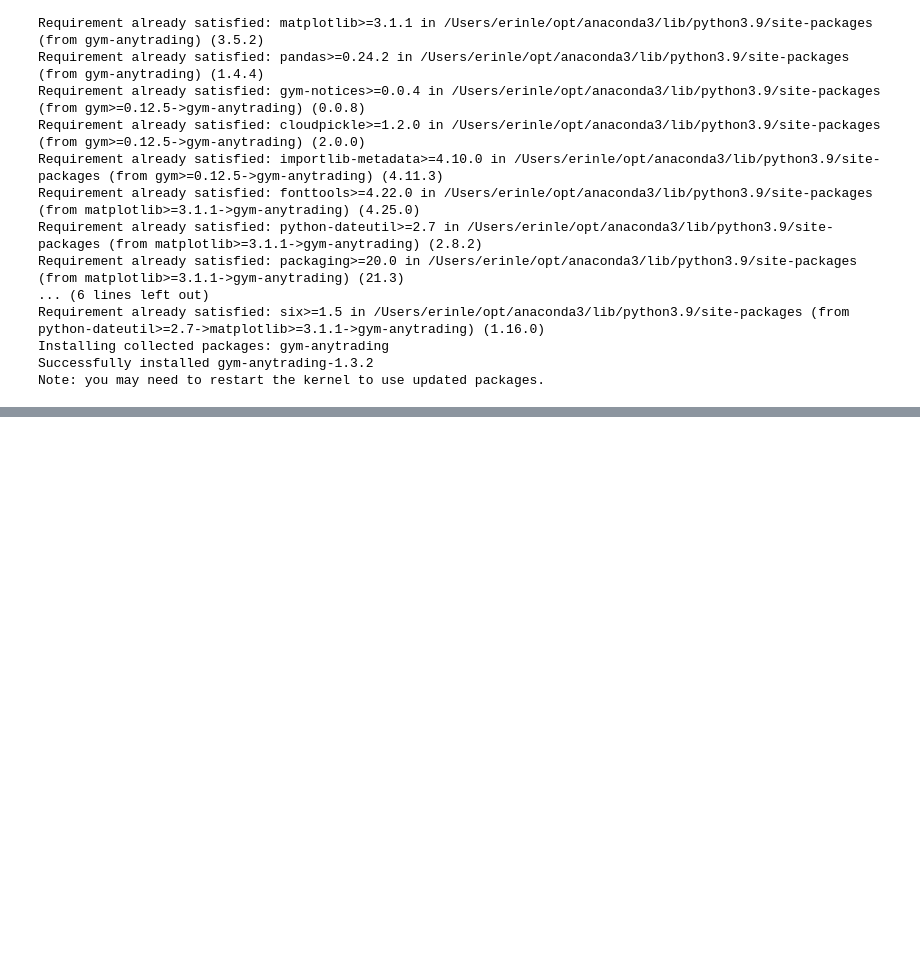
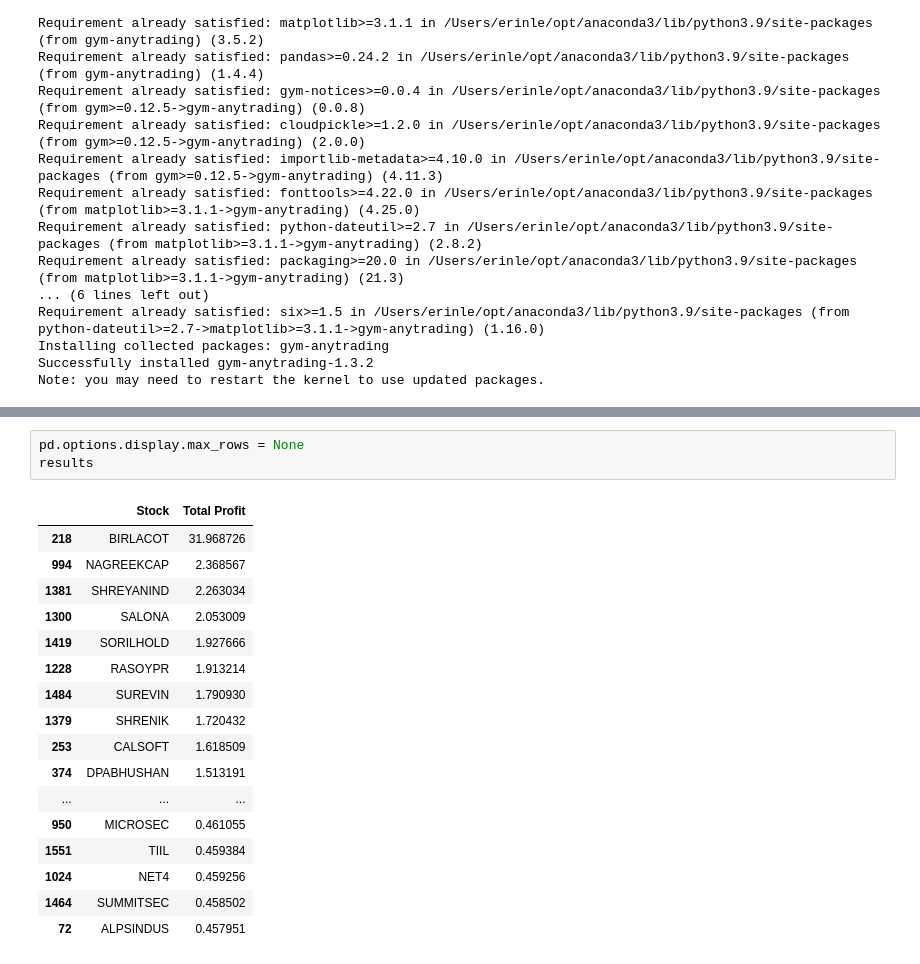
Before and after one commit to erin-le/ECS171-SQ2023-Group34, a Jupyter notebook: gym_anytraining.ipynb, the cells around one changed output, grey strips where cells are left out. Saved outputs shown, nothing was run; the diff lists cells and outputs as text; blank space fills up the shorter version.

```diff
--- a/gym_anytraining.ipynb
+++ b/gym_anytraining.ipynb
@@ -82,0 +159,21 @@ Time
+# %%
+pd.options.display.max_rows = None
+results
+# %% [output]
+|  | Stock | Total Profit |
+| 218 | BIRLACOT | 31.968726 |
+| 994 | NAGREEKCAP | 2.368567 |
+| 1381 | SHREYANIND | 2.263034 |
+| 1300 | SALONA | 2.053009 |
+| 1419 | SORILHOLD | 1.927666 |
+| 1228 | RASOYPR | 1.913214 |
+| 1484 | SUREVIN | 1.790930 |
+| 1379 | SHRENIK | 1.720432 |
+| 253 | CALSOFT | 1.618509 |
+| 374 | DPABHUSHAN | 1.513191 |
+| ... | ... | ... |
+| 950 | MICROSEC | 0.461055 |
+| 1551 | TIIL | 0.459384 |
+| 1024 | NET4 | 0.459256 |
+| 1464 | SUMMITSEC | 0.458502 |
+| 72 | ALPSINDUS | 0.457951 |
```
Also changed, not shown: parts of 1 cell of this notebook, 8 other files.
